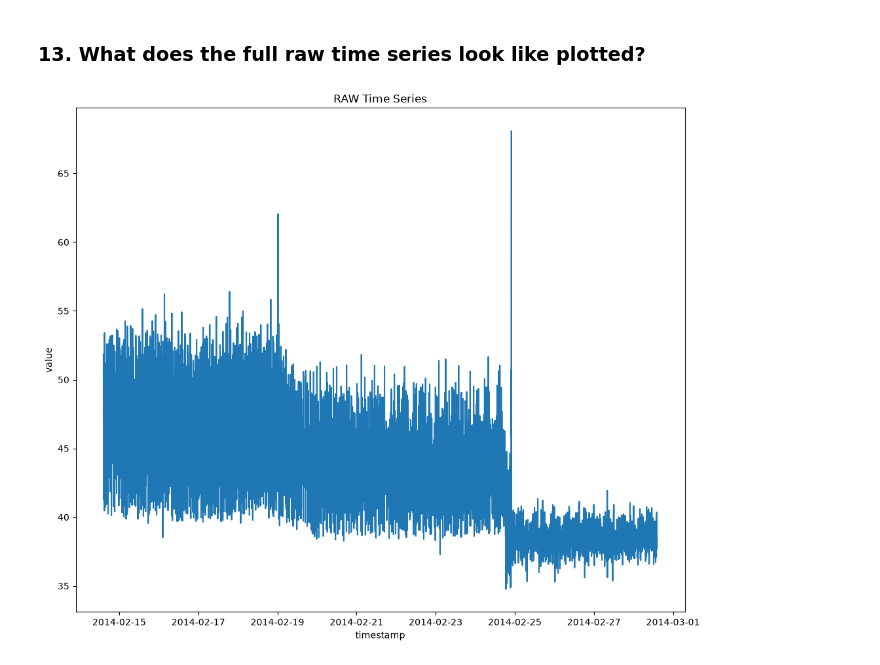
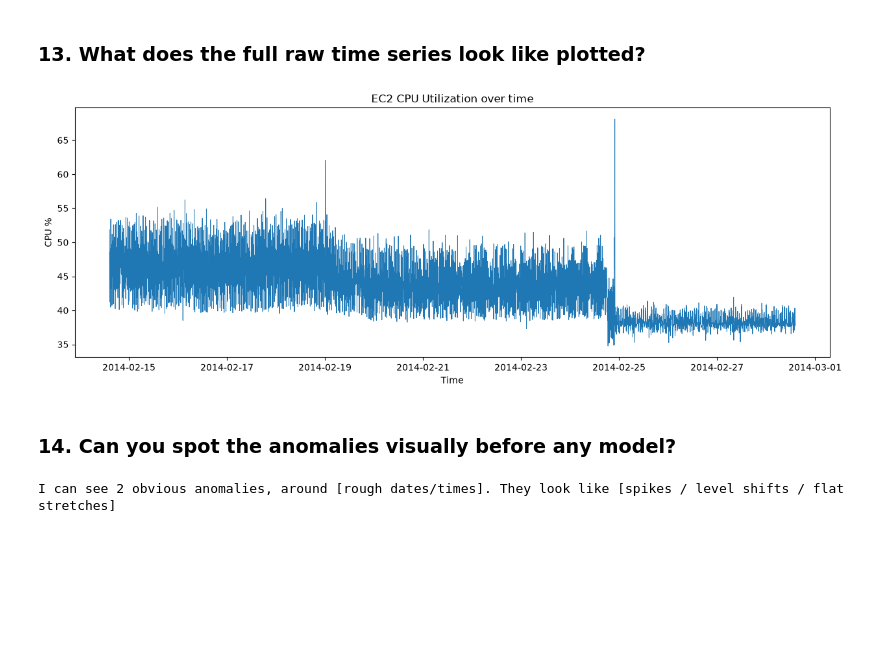
Before and after one commit to mukundnaramesh2605/Anomaly-detection-on-server-performance-metrics, a Jupyter notebook: EDA.ipynb, the cells around one changed output. Saved outputs shown, nothing was run; the diff lists cells and outputs as text; code cells hidden in the pictures; blank space fills up the shorter version.

```diff
--- a/EDA.ipynb
+++ b/EDA.ipynb
@@ -114,11 +114,17 @@ np.float64(0.0)
 # %% [markdown]
 ### 13. What does the full raw time series look like plotted?
 # %%
-x= df.index
-y=df['value']
-plt.figure(figsize=(12,10))
-sns.lineplot(x=x,y=y)
-plt.title('RAW Time Series')
+plt.figure(figsize=(15, 5))
+plt.plot(df.index, df['value'], linewidth=0.7)
+plt.title('EC2 CPU Utilization over time')
+plt.xlabel('Time')
+plt.ylabel('CPU %')
 plt.show()
 # %% [output]
-[figure, old version]
+[figure, new version]
+# %% [markdown]
+### 14. Can you spot the anomalies visually before any model?
+# %%
+print("I can see 2 obvious anomalies, around [rough dates/times]. They look like [spikes / level shifts / flat stretches]")
+# %% [output]
+I can see 2 obvious anomalies, around [rough dates/times]. They look like [spikes / level shifts / flat stretches]
```
